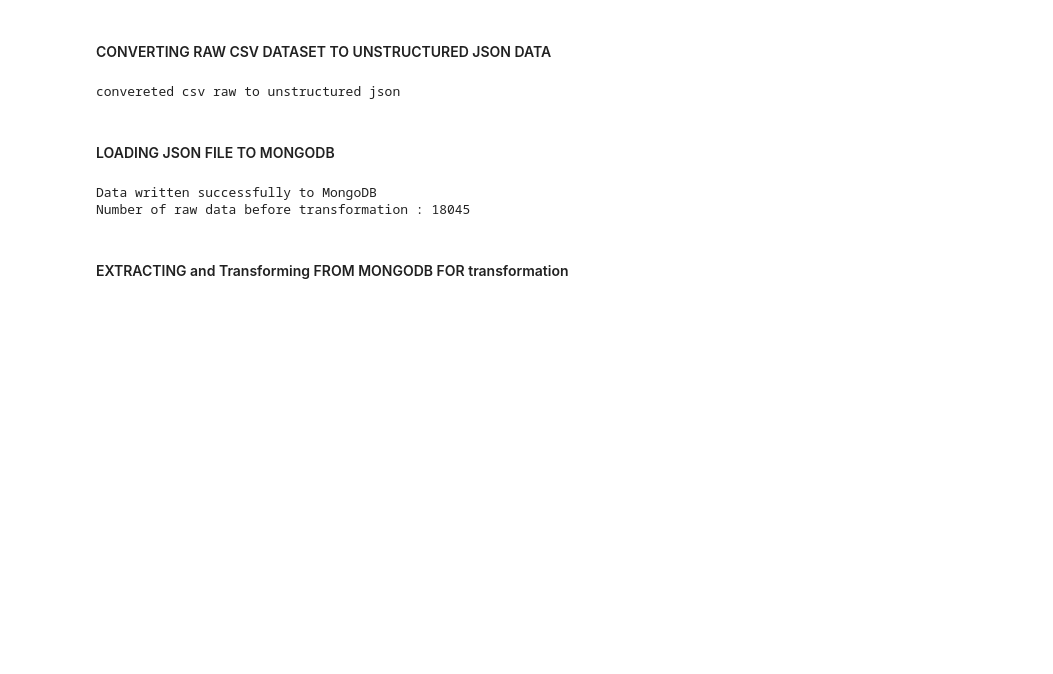
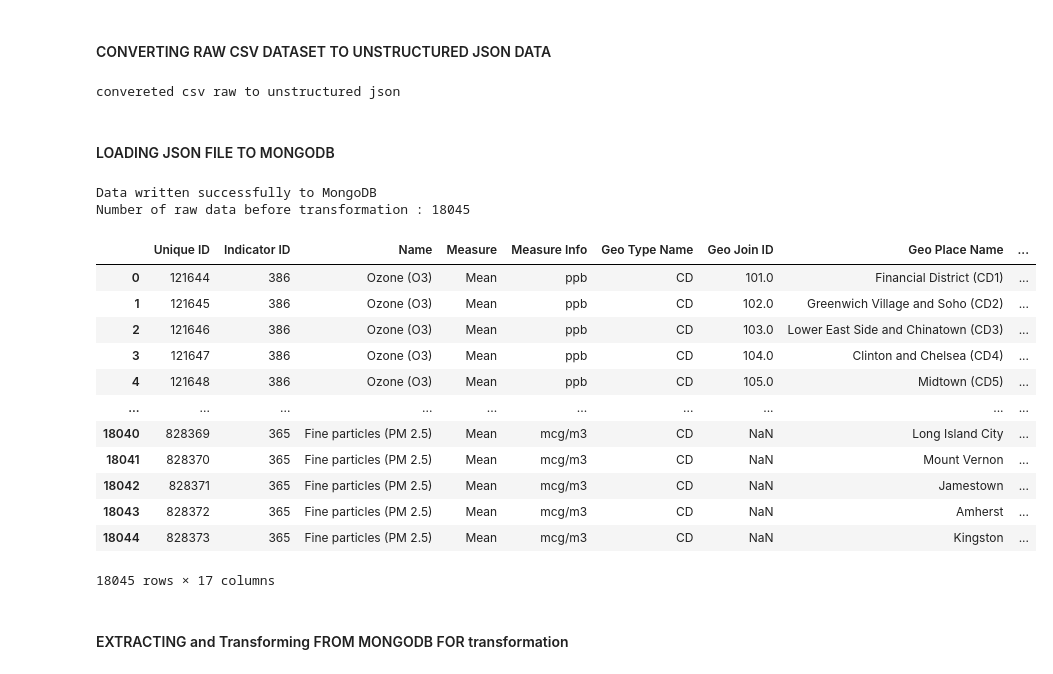
Before and after one commit to LekshmiSa/DAP_Project, a Jupyter notebook: Airquality_dataset.ipynb, the cells around one changed output. Saved outputs shown, nothing was run; the diff lists cells and outputs as text; code cells hidden in the pictures; blank space fills up the shorter version.

```diff
--- a/Airquality_dataset.ipynb
+++ b/Airquality_dataset.ipynb
@@ -24,31 +24,45 @@ convereted csv raw to unstructured json
 # %%
 import pandas as pd
 import pymongo
 
 # Load the DataFrame from the JSON file
 df = pd.read_json(r'C:/Users/Lekshmi Sasidharan/Desktop/DAP/PROJECT/DataSet/airquality-region.json')
 
 # Connect to MongoDB
 client = MongoClient('mongodb://localhost:27017/')
 db = client['Datas']
 collection = db['Air Quality']
 
 # Convert DataFrame to dictionary records
 data = df.to_dict(orient='records')
 
 # Clear existing data in the collection
 collection.delete_many({})
 
 # Insert data into MongoDB
 for record in data:
     collection.replace_one({'_id': record['Unique ID']}, record, upsert=True)
 # Count the number of documents in the original collection
 original_count = collection.count_documents({})
 print("Data written successfully to MongoDB")
 print("Number of raw data before transformation :",original_count)
+df
 # %% [output]
 Data written successfully to MongoDB
 Number of raw data before transformation : 18045
+|  | Unique ID | Indicator ID | Name | Measure | Measure Info | Geo Type Name | Geo Join ID | Geo Place Name | ... |
+| 0 | 121644 | 386 | Ozone (O3) | Mean | ppb | CD | 101.0 | Financial District (CD1) | ... |
+| 1 | 121645 | 386 | Ozone (O3) | Mean | ppb | CD | 102.0 | Greenwich Village and Soho (CD2) | ... |
+| 2 | 121646 | 386 | Ozone (O3) | Mean | ppb | CD | 103.0 | Lower East Side and Chinatown (CD3) | ... |
+| 3 | 121647 | 386 | Ozone (O3) | Mean | ppb | CD | 104.0 | Clinton and Chelsea (CD4) | ... |
+| 4 | 121648 | 386 | Ozone (O3) | Mean | ppb | CD | 105.0 | Midtown (CD5) | ... |
+| ... | ... | ... | ... | ... | ... | ... | ... | ... | ... |
+| 18040 | 828369 | 365 | Fine particles (PM 2.5) | Mean | mcg/m3 | CD | NaN | Long Island City | ... |
+| 18041 | 828370 | 365 | Fine particles (PM 2.5) | Mean | mcg/m3 | CD | NaN | Mount Vernon | ... |
+| 18042 | 828371 | 365 | Fine particles (PM 2.5) | Mean | mcg/m3 | CD | NaN | Jamestown | ... |
+| 18043 | 828372 | 365 | Fine particles (PM 2.5) | Mean | mcg/m3 | CD | NaN | Amherst | ... |
+| 18044 | 828373 | 365 | Fine particles (PM 2.5) | Mean | mcg/m3 | CD | NaN | Kingston | ... |
+18045 rows × 17 columns
 # %% [markdown]
 #### EXTRACTING and Transforming FROM MONGODB FOR transformation
 # %%
```
Also changed, not shown: parts of 5 cells of this notebook, 1 other file.
